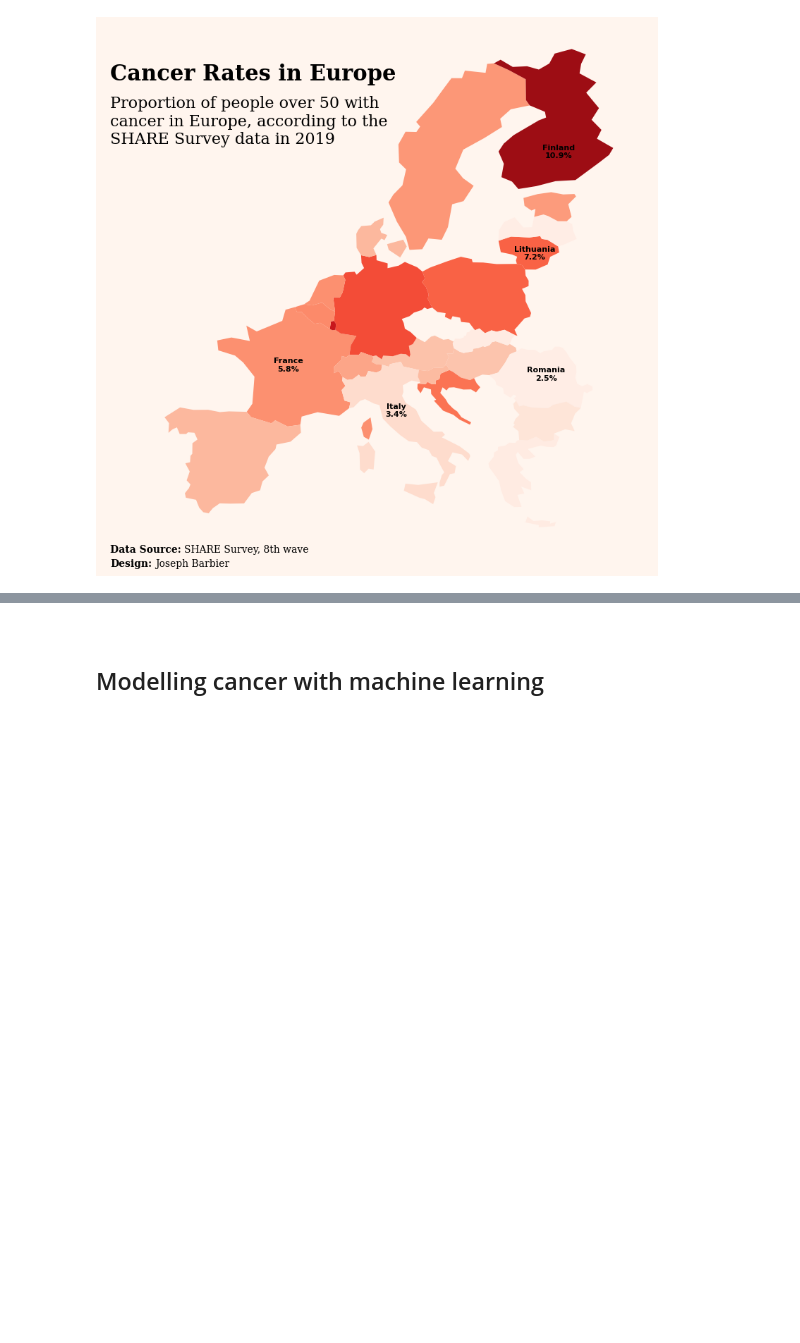
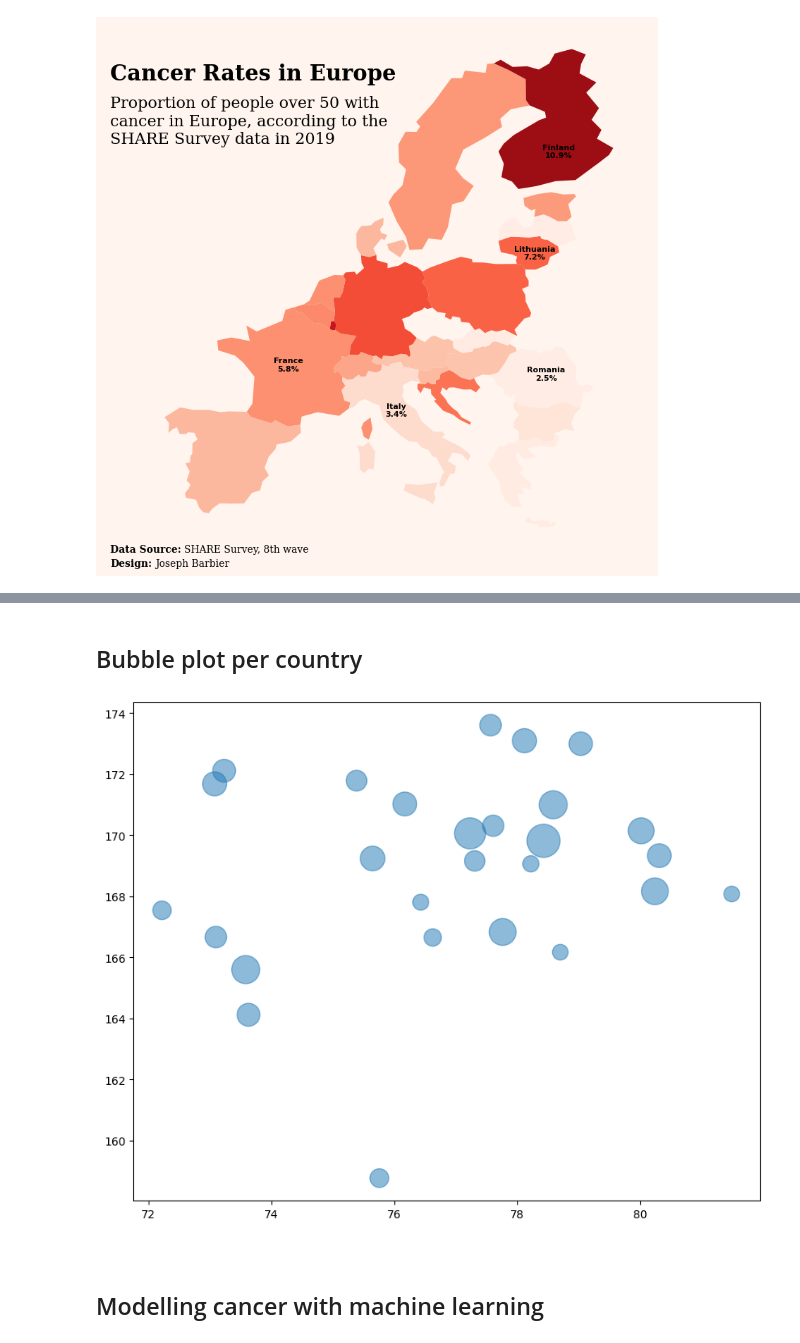
Before and after one commit to JosephBARBIERDARNAL/CIERI-Analytics.com, a Jupyter notebook: projects/share/cancer-visualization.ipynb, the cells around one changed output, grey strips where cells are left out. Cells and saved outputs as stored; diff of their text form; code cells hidden in the pictures; blank space fills up the shorter version.

```diff
--- a/projects/share/cancer-visualization.ipynb
+++ b/projects/share/cancer-visualization.ipynb
@@ -219,0 +268,2 @@ plot_map(cancer_rates_map, wave)
+# %% [markdown]
+## Bubble plot per country
@@ -220,3 +343,24 @@ plot_map(cancer_rates_map, wave)
+# %%
+# mean of height, weight and cancer per country
+df = pd.read_csv('../../data/br_dn_ph_wave8.csv',
+                 usecols=['Height', 'Weight', 'Cancer', 'Country'])
+df.dropna(subset=['Cancer'], inplace=True)
+df['Cancer'] = df['Cancer'].replace({'Selected': 1, 'Not selected': 0})
+df['Cancer'] = df['Cancer'].astype(int)
+df_mean = df.groupby('Country', observed=True).agg({'Height': 'mean', 'Weight': 'mean', 'Cancer': 'mean'}).reset_index()
+df_mean['Cancer'] = df_mean['Cancer']*100
+
+# colors
+countries = df_mean['Country'].unique()
+colors = plt.cm.jet(np.linspace(0, 1, len(countries)))
+color_map = dict(zip(countries, colors))
+
+# bubble plot
+fig, ax = plt.subplots(figsize=(10, 8))
+ax.scatter(df_mean['Weight'], df_mean['Height'], s=df_mean['Cancer']*80, alpha=0.5)
+plt.show()
+# %% [output]
+[figure, added]
 # %% [markdown]
 <br>
 
```
Also changed, not shown: parts of 5 cells of this notebook, 8 other files.
